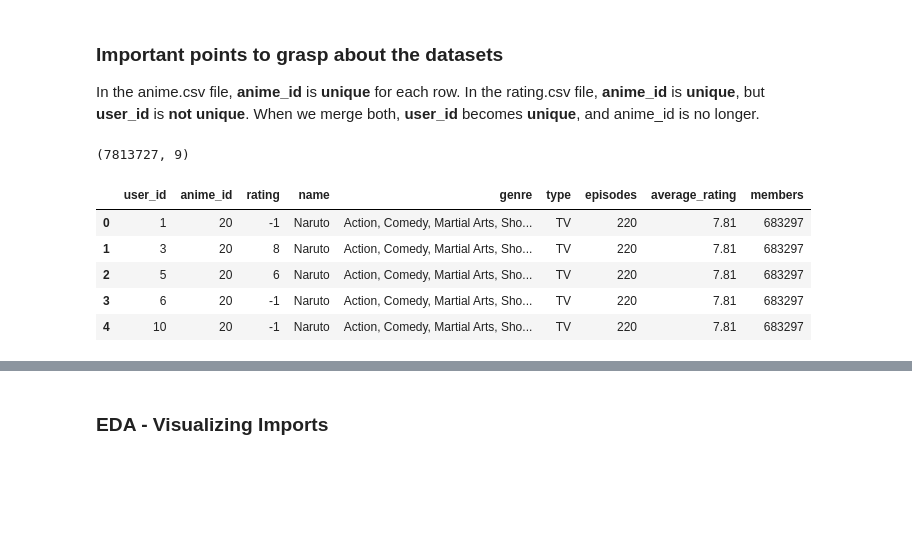
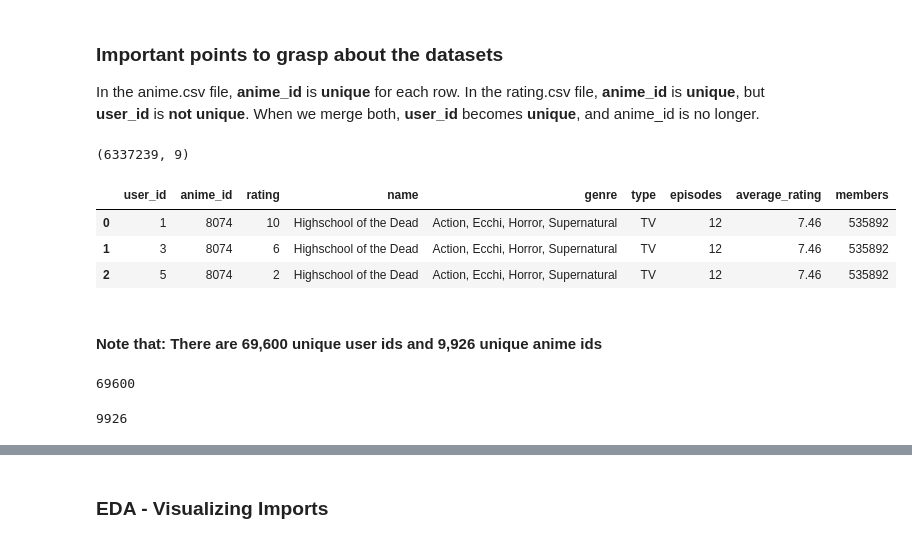
Before and after one commit to Pydare/Anime-Recommender-System, a Jupyter notebook: anime_weighted.ipynb, the cells around one changed output, grey strips where cells are left out. Saved outputs shown, nothing was run; the diff lists cells and outputs as text; code cells hidden in the pictures; blank space fills up the shorter version.

```diff
--- a/anime_weighted.ipynb
+++ b/anime_weighted.ipynb
@@ -61,0 +66,4 @@ ratings.head()
+# %%
+#dropping all rows with rating value of -1. ie. the user_id did not rate the anime
+ratings = ratings[ratings['rating'] != -1]
+len(ratings)
@@ -92,16 +102,26 @@ df_merged = pd.merge(ratings,anime,on='anime_id')
 # %%
 df_merged.shape
 # %% [output]
-(7813727, 9)
+(6337239, 9)
 # %%
-df_merged.head()
+df_merged.head(3)
 # %% [output]
 |  | user_id | anime_id | rating | name | genre | type | episodes | average_rating | members |
-| 0 | 1 | 20 | -1 | Naruto | Action, Comedy, Martial Arts, Sho... | TV | 220 | 7.81 | 683297 |
-| 1 | 3 | 20 | 8 | Naruto | Action, Comedy, Martial Arts, Sho... | TV | 220 | 7.81 | 683297 |
-| 2 | 5 | 20 | 6 | Naruto | Action, Comedy, Martial Arts, Sho... | TV | 220 | 7.81 | 683297 |
-| 3 | 6 | 20 | -1 | Naruto | Action, Comedy, Martial Arts, Sho... | TV | 220 | 7.81 | 683297 |
-| 4 | 10 | 20 | -1 | Naruto | Action, Comedy, Martial Arts, Sho... | TV | 220 | 7.81 | 683297 |
+| 0 | 1 | 8074 | 10 | Highschool of the Dead | Action, Ecchi, Horror, Supernatural | TV | 12 | 7.46 | 535892 |
+| 1 | 3 | 8074 | 6 | Highschool of the Dead | Action, Ecchi, Horror, Supernatural | TV | 12 | 7.46 | 535892 |
+| 2 | 5 | 8074 | 2 | Highschool of the Dead | Action, Ecchi, Horror, Supernatural | TV | 12 | 7.46 | 535892 |
+# %% [markdown]
+#### Note that: There are 69,600 unique user ids and 9,926 unique anime ids
+# %%
+#unique user ids
+len(df_merged['user_id'].unique())
+# %% [output]
+69600
+# %%
+#unique anime ids
+len(df_merged['anime_id'].unique())
+# %% [output]
+9926
 # %%
 #shuffling the dataframe
 df_merged = df_merged.sample(n=len(df_merged), random_state=42)
```
Also changed, not shown: parts of 19 cells of this notebook.
